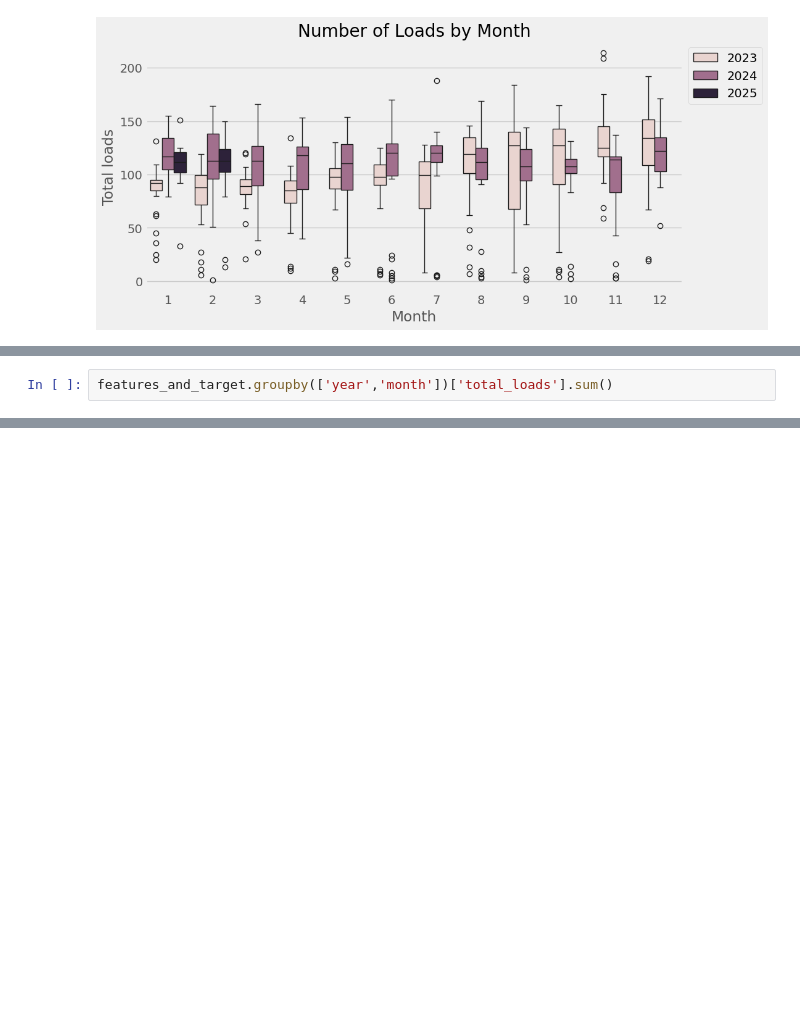
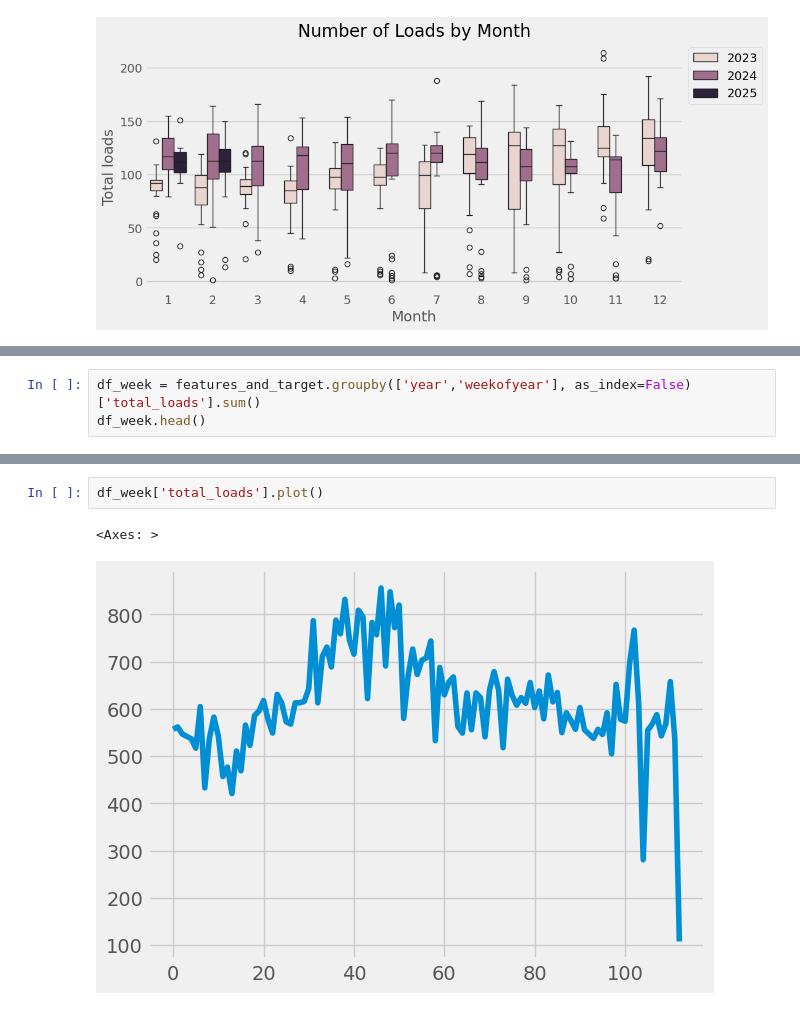
Before and after one commit to diogojfr/time_series_studies, a Jupyter notebook: Daily Loads.ipynb, the cells around one changed output, grey strips where cells are left out. Cells and saved outputs as stored; diff of their text form; blank space fills up the shorter version.

```diff
--- a/Daily Loads.ipynb
+++ b/Daily Loads.ipynb
@@ -148,3 +163,4 @@ Name: total_loads, dtype: int64
 # %%
-features_and_target.groupby(['year','month'])['total_loads'].sum()
+df_week = features_and_target.groupby(['year','weekofyear'], as_index=False)['total_loads'].sum()
+df_week.head()
 # %% [output]
@@ -164,0 +184,5 @@ Name: total_loads, dtype: int64
+# %%
+df_week['total_loads'].plot()
+# %% [output]
+<Axes: >
+[figure, added]
```
Also changed, not shown: parts of 14 cells of this notebook.
